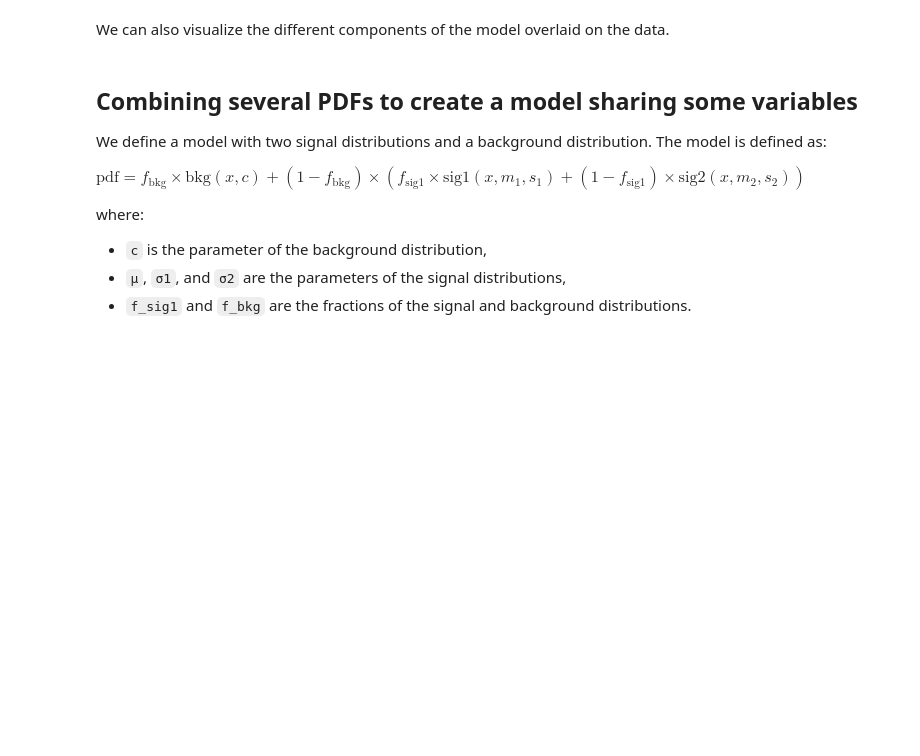
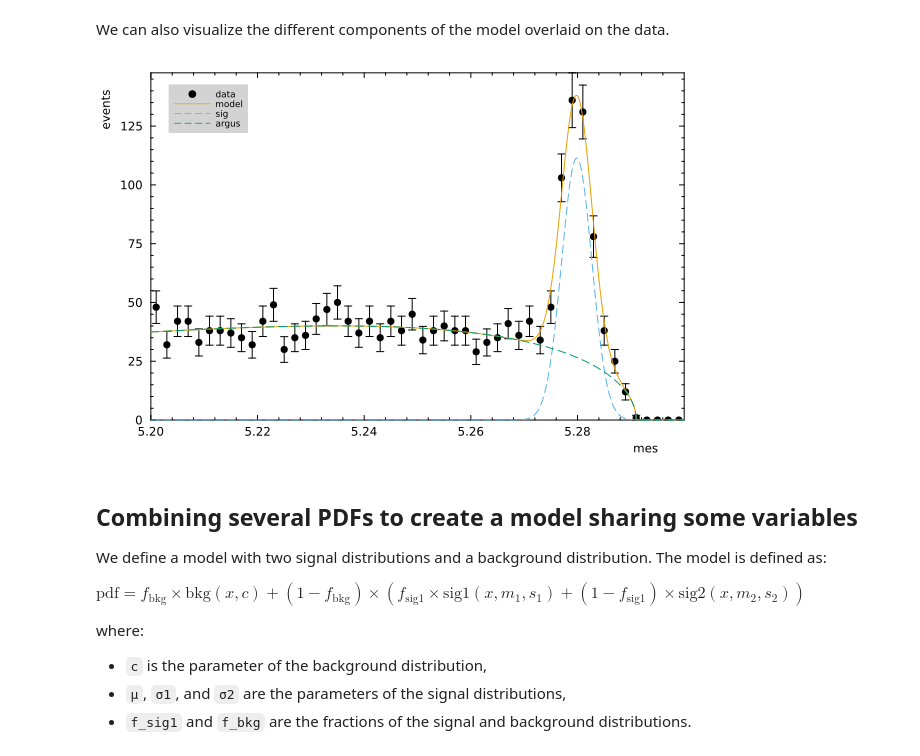
Before and after one commit to JuliaHEP/Minuit2.jl, a Jupyter notebook: examples/roofit.ipynb, the cells around one changed output. Cells and saved outputs as stored; diff of their text form; code cells hidden in the pictures; blank space fills up the shorter version.

```diff
--- a/examples/roofit.ipynb
+++ b/examples/roofit.ipynb
@@ -83,7 +98,9 @@ visualize(m; legend=:topleft)
 # %% [markdown]
 We can also visualize the different components of the model overlaid on the data.
 # %%
-visualize(m, model, components=(:sig, :argus); nbins=50, linestyle=:dash, legend=:topleft)
+plot(result, components=(:sig, :argus), legend=:topleft)
+# %% [output]
+[figure, added]
 # %% [markdown]
 ## Combining several PDFs to create a model sharing some variables
 We define a model with two signal distributions and a background distribution.
```
Also changed, not shown: parts of 21 cells of this notebook, 10 other files.
